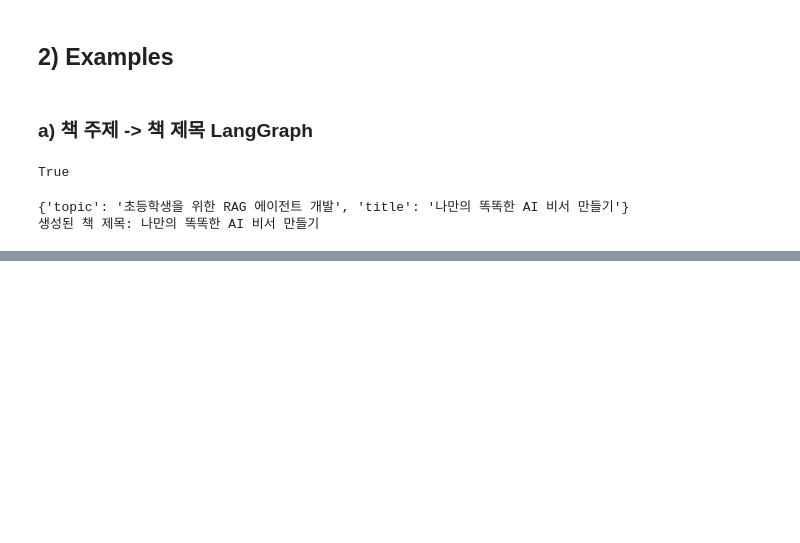
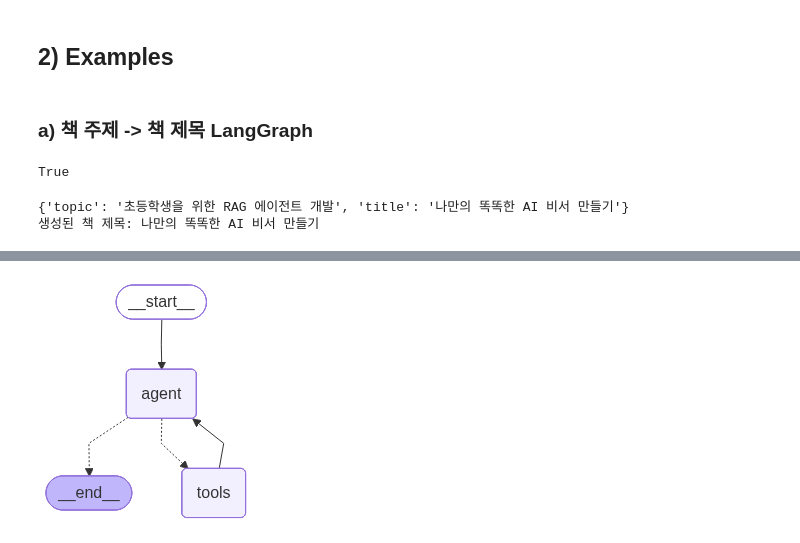
Before and after one commit to hanvv3/potenup3-04_Agent, a Jupyter notebook: 09_LangGraph.ipynb, the cells around one changed output, grey strips where cells are left out. Drawn from its saved outputs; the diff is of its cells as text; code cells hidden in the pictures; blank space fills up the shorter version.

```diff
--- a/09_LangGraph.ipynb
+++ b/09_LangGraph.ipynb
@@ -162,0 +257,9 @@ print("생성된 책 제목:", result["title"])
+# %%
+# 3. 모델 정의
+model = ChatOpenAI(
+    model='gpt-5.4-mini',
+    temperature=0
+)
+
+## 도구 붙이기 ##
+model_with_tools = model.bind_tools(tools)
@@ -162,0 +288,27 @@ print("생성된 책 제목:", result["title"])
+# %%
+# 7. 그래프 구성
+graph_builder = StateGraph(AgentState)
+
+graph_builder.add_node('agent', agent_node)
+graph_builder.add_node('tools', tool_node)
+
+graph_builder.add_edge(START, 'agent')
+
+graph_builder.add_conditional_edges(
+    'agent',
+    should_continue,
+    {
+        'tools': 'tools',
+        END: END
+    }
+)
+
+graph_builder.add_edge('tools', 'agent')        # 양방향 간선
+
+
+# 8. 그래프 컴파일
+graph = graph_builder.compile()
+
+graph
+# %% [output]
+[figure, added]
```
Also changed, not shown: parts of 28 cells of this notebook.
